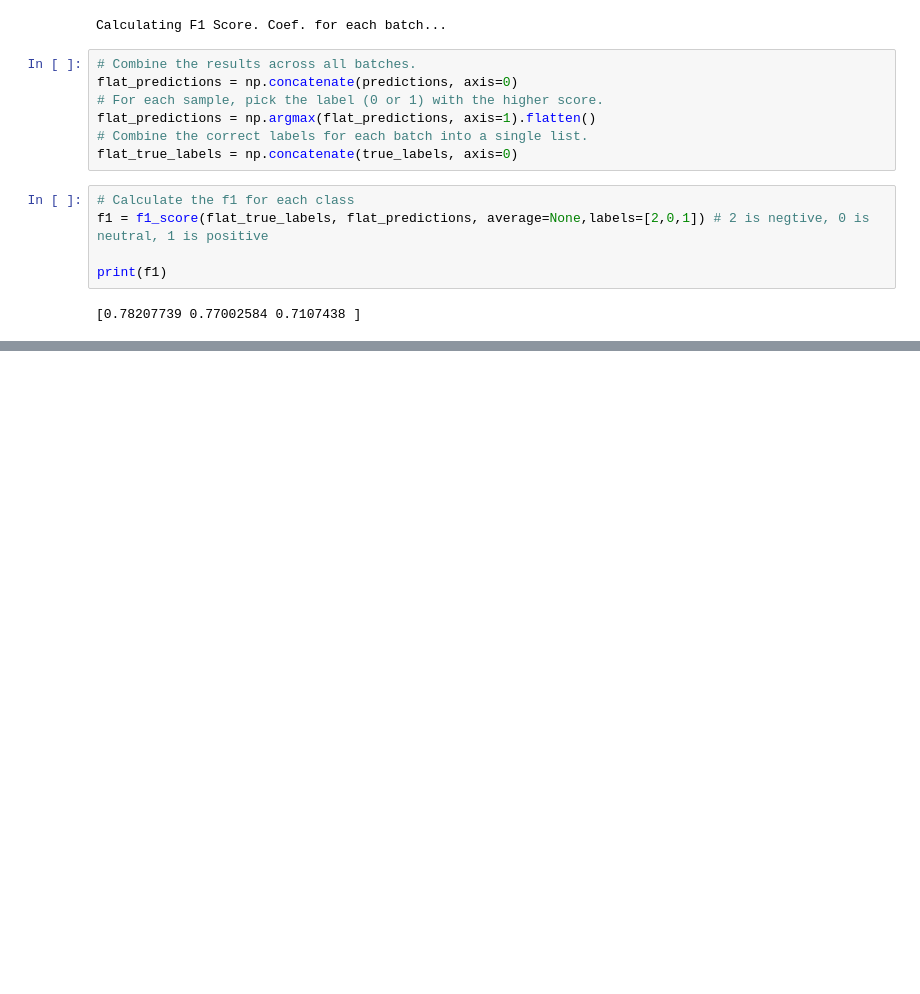
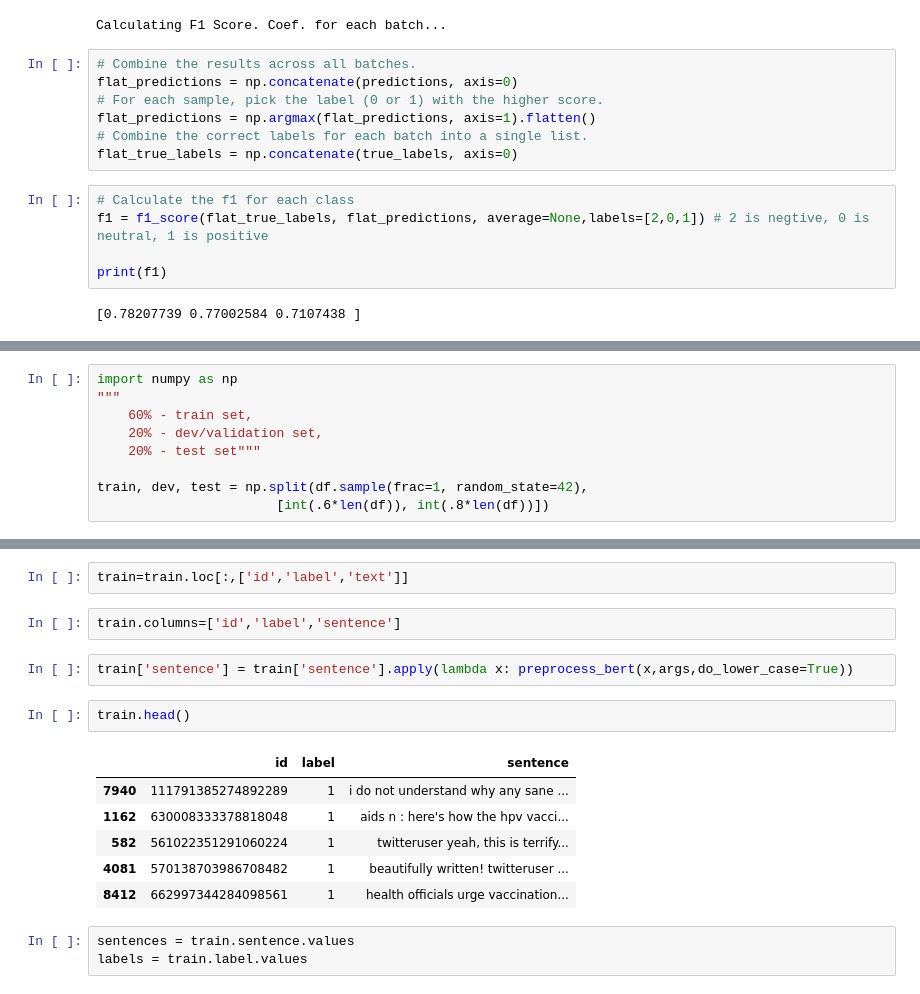
Before and after one commit to areias/bert_covid_sentiment, a Jupyter notebook: bert_tutorials.ipynb, the cells around one changed output, grey strips where cells are left out. Cells and saved outputs as stored; diff of their text form; blank space fills up the shorter version.

```diff
--- a/bert_tutorials.ipynb
+++ b/bert_tutorials.ipynb
@@ -1388,0 +1429,9 @@ print(f1)
+# %%
+import numpy as np
+"""
+    60% - train set,
+    20% - dev/validation set,
+    20% - test set"""
+
+train, dev, test = np.split(df.sample(frac=1, random_state=42),
+                       [int(.6*len(df)), int(.8*len(df))])
@@ -1388,0 +1459,18 @@ print(f1)
+# %%
+train=train.loc[:,['id','label','text']]
+# %%
+train.columns=['id','label','sentence']
+# %%
+train['sentence'] = train['sentence'].apply(lambda x: preprocess_bert(x,args,do_lower_case=True))
+# %%
+train.head()
+# %% [output]
+|  | id | label | sentence |
+| 7940 | 111791385274892289 | 1 | i do not understand why any sane ... |
+| 1162 | 630008333378818048 | 1 | aids n : here's how the hpv vacci... |
+| 582 | 561022351291060224 | 1 | twitteruser yeah, this is terrify... |
+| 4081 | 570138703986708482 | 1 | beautifully written! twitteruser ... |
+| 8412 | 662997344284098561 | 1 | health officials urge vaccination... |
+# %%
+sentences = train.sentence.values
+labels = train.label.values
```
Also changed, not shown: parts of 35 cells of this notebook.
